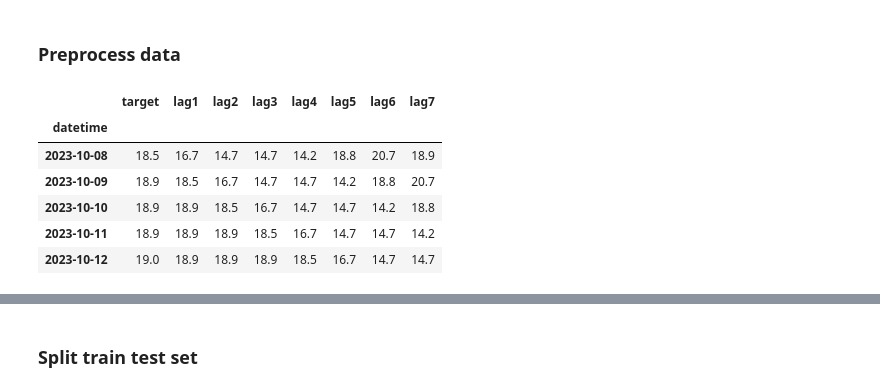
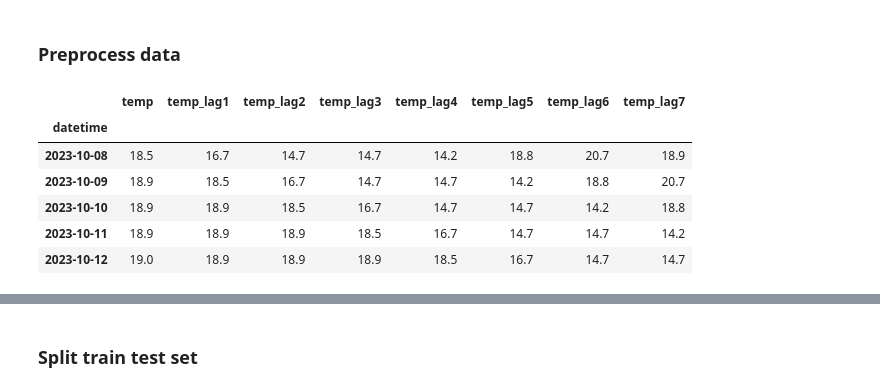
Before and after one commit to dangnguyen2910/temperature_forecasting, a Jupyter notebook: src/lstm.ipynb, the cells around one changed output, grey strips where cells are left out. Drawn from its saved outputs; the diff is of its cells as text; code cells hidden in the pictures.

```diff
--- a/src/lstm.ipynb
+++ b/src/lstm.ipynb
@@ -82,21 +83,22 @@ print(f"Differencing order: {ndiffs(temp, test='adf')}")
 # %% [markdown]
 ### Preprocess data
 # %%
-def lag_embedding(ts, lags):
-    ts_lag = pd.DataFrame({'target':ts})
+def lag_embedding_target(ts, lags):
+    ts_name = ts.name
+    ts_lag = pd.DataFrame({ts_name:ts})
 
     for i in range(lags):
-        shift_ts = ts.shift(i+1).rename(f"lag{i+1}")
+        shift_ts = ts.shift(i+1).rename(f"{ts_name}_lag{i+1}")
         ts_lag = pd.concat([ts_lag, shift_ts], axis=1)
 
     ts_lag = ts_lag.dropna()
 
     return ts_lag
 
-temp_lag = lag_embedding(temp, lags=7)
+temp_lag = lag_embedding_target(temp, lags=7)
 temp_lag.head()
 # %% [output]
-|  | target | lag1 | lag2 | lag3 | lag4 | lag5 | lag6 | lag7 |
+|  | temp | temp_lag1 | temp_lag2 | temp_lag3 | temp_lag4 | temp_lag5 | temp_lag6 | temp_lag7 |
 | datetime |  |  |  |  |  |  |  |  |
 | 2023-10-08 | 18.5 | 16.7 | 14.7 | 14.7 | 14.2 | 18.8 | 20.7 | 18.9 |
 | 2023-10-09 | 18.9 | 18.5 | 16.7 | 14.7 | 14.7 | 14.2 | 18.8 | 20.7 |
```
Also changed, not shown: parts of 18 cells of this notebook.
